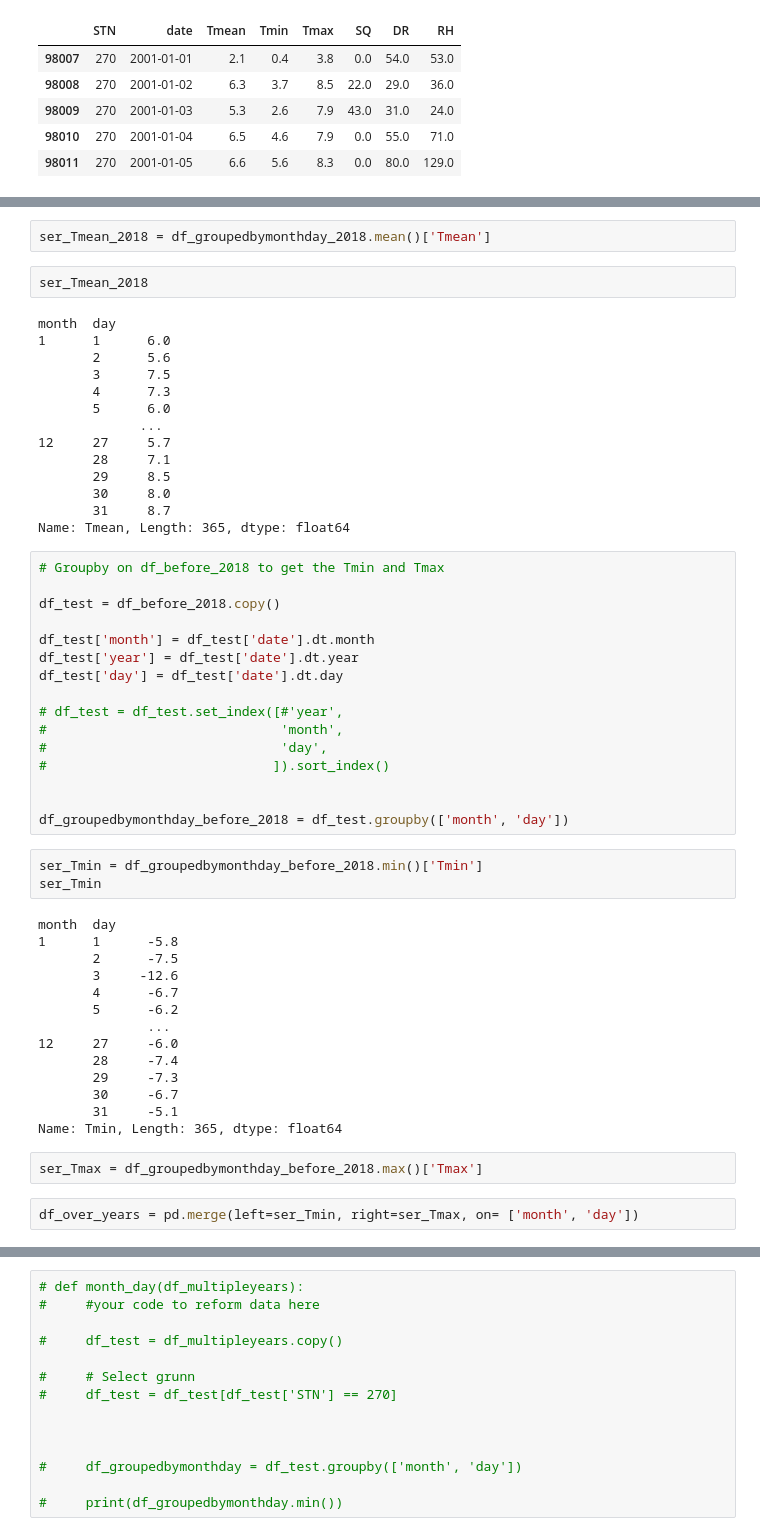
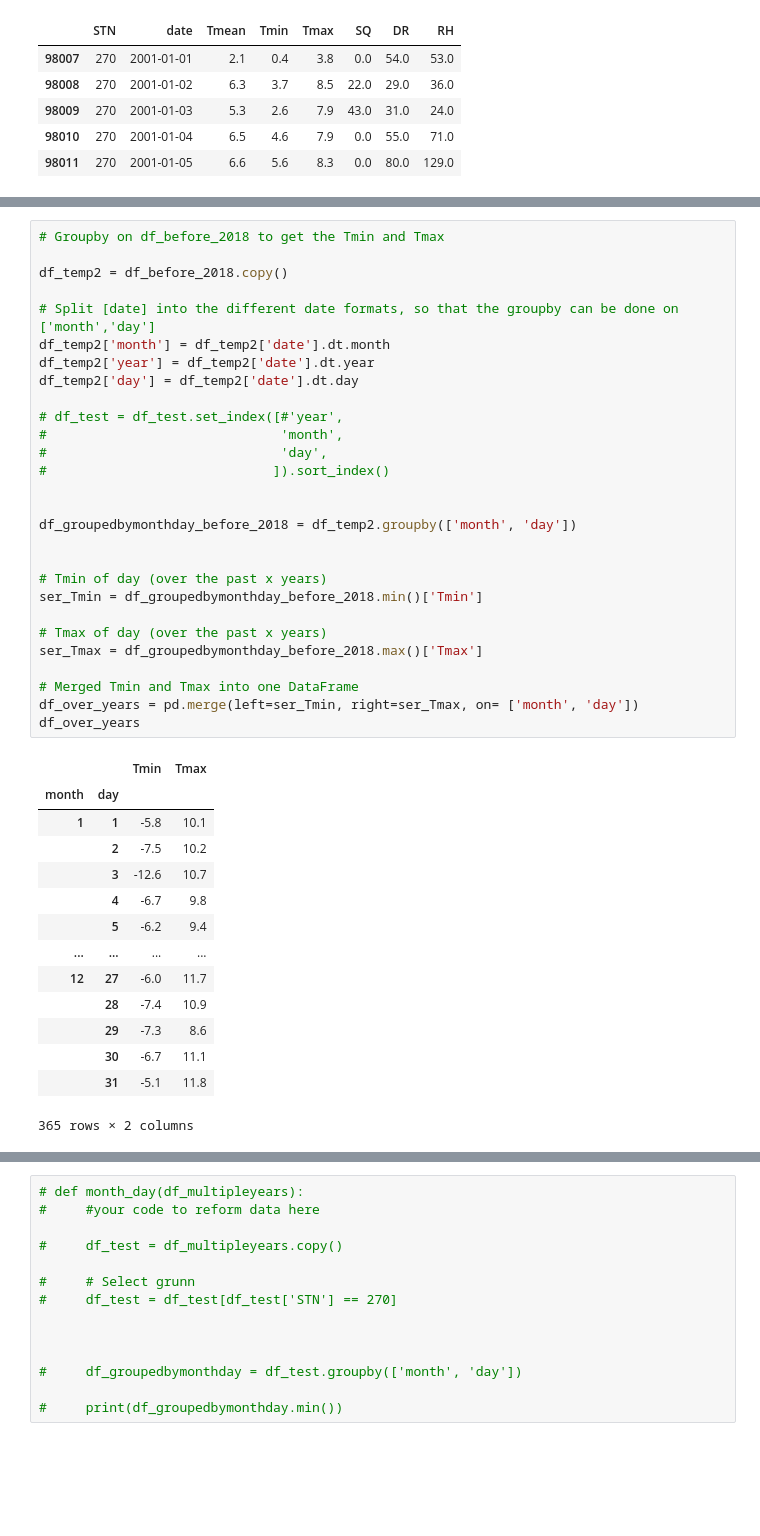
Before and after one commit to CharmingChocobo/PROG1, a Jupyter notebook: assessments/Assignment_week_04a.ipynb, the cells around one changed output, grey strips where cells are left out. Saved outputs shown, nothing was run; the diff lists cells and outputs as text; blank space fills up the shorter version.

```diff
--- a/assessments/Assignment_week_04a.ipynb
+++ b/assessments/Assignment_week_04a.ipynb
@@ -384,55 +362,43 @@ df_groupedbymonthday_2018 = df_test.groupby(['month','day']
-# %%
-ser_Tmean_2018 = df_groupedbymonthday_2018.mean()['Tmean']
-# %%
-ser_Tmean_2018
-# %% [output]
-month  day
-1      1      6.0
-       2      5.6
-       3      7.5
-       4      7.3
-       5      6.0
-             ...
-12     27     5.7
-       28     7.1
-       29     8.5
-       30     8.0
-       31     8.7
-Name: Tmean, Length: 365, dtype: float64
 # %%
 # Groupby on df_before_2018 to get the Tmin and Tmax
 
-df_test = df_before_2018.copy()
+df_temp2 = df_before_2018.copy()
 
-df_test['month'] = df_test['date'].dt.month
-df_test['year'] = df_test['date'].dt.year
-df_test['day'] = df_test['date'].dt.day
+# Split [date] into the different date formats, so that the groupby can be done on ['month','day']
+df_temp2['month'] = df_temp2['date'].dt.month
+df_temp2['year'] = df_temp2['date'].dt.year
+df_temp2['day'] = df_temp2['date'].dt.day
 
 # df_test = df_test.set_index([#'year',
 #                              'month',
 #                              'day',
 #                             ]).sort_index()
 
 
-df_groupedbymonthday_before_2018 = df_test.groupby(['month', 'day'])
+df_groupedbymonthday_before_2018 = df_temp2.groupby(['month', 'day'])
+
+
+# Tmin of day (over the past x years)
+ser_Tmin = df_groupedbymonthday_before_2018.min()['Tmin']
+
+# Tmax of day (over the past x years)
+ser_Tmax = df_groupedbymonthday_before_2018.max()['Tmax']
+
+# Merged Tmin and Tmax into one DataFrame
+df_over_years = pd.merge(left=ser_Tmin, right=ser_Tmax, on= ['month', 'day'])
+df_over_years
+# %% [output]
+|  |  | Tmin | Tmax |
+| month | day |  |  |
+| 1 | 1 | -5.8 | 10.1 |
+|  | 2 | -7.5 | 10.2 |
+|  | 3 | -12.6 | 10.7 |
+|  | 4 | -6.7 | 9.8 |
+|  | 5 | -6.2 | 9.4 |
+| ... | ... | ... | ... |
+| 12 | 27 | -6.0 | 11.7 |
+|  | 28 | -7.4 | 10.9 |
+|  | 29 | -7.3 | 8.6 |
+|  | 30 | -6.7 | 11.1 |
+|  | 31 | -5.1 | 11.8 |
+365 rows × 2 columns
-# %%
-ser_Tmin = df_groupedbymonthday_before_2018.min()['Tmin']
-ser_Tmin
-# %% [output]
-month  day
-1      1      -5.8
-       2      -7.5
-       3     -12.6
-       4      -6.7
-       5      -6.2
-              ...
-12     27     -6.0
-       28     -7.4
-       29     -7.3
-       30     -6.7
-       31     -5.1
-Name: Tmin, Length: 365, dtype: float64
-# %%
-ser_Tmax = df_groupedbymonthday_before_2018.max()['Tmax']
-# %%
-df_over_years = pd.merge(left=ser_Tmin, right=ser_Tmax, on= ['month', 'day'])
```
Also changed, not shown: parts of 20 cells of this notebook.
